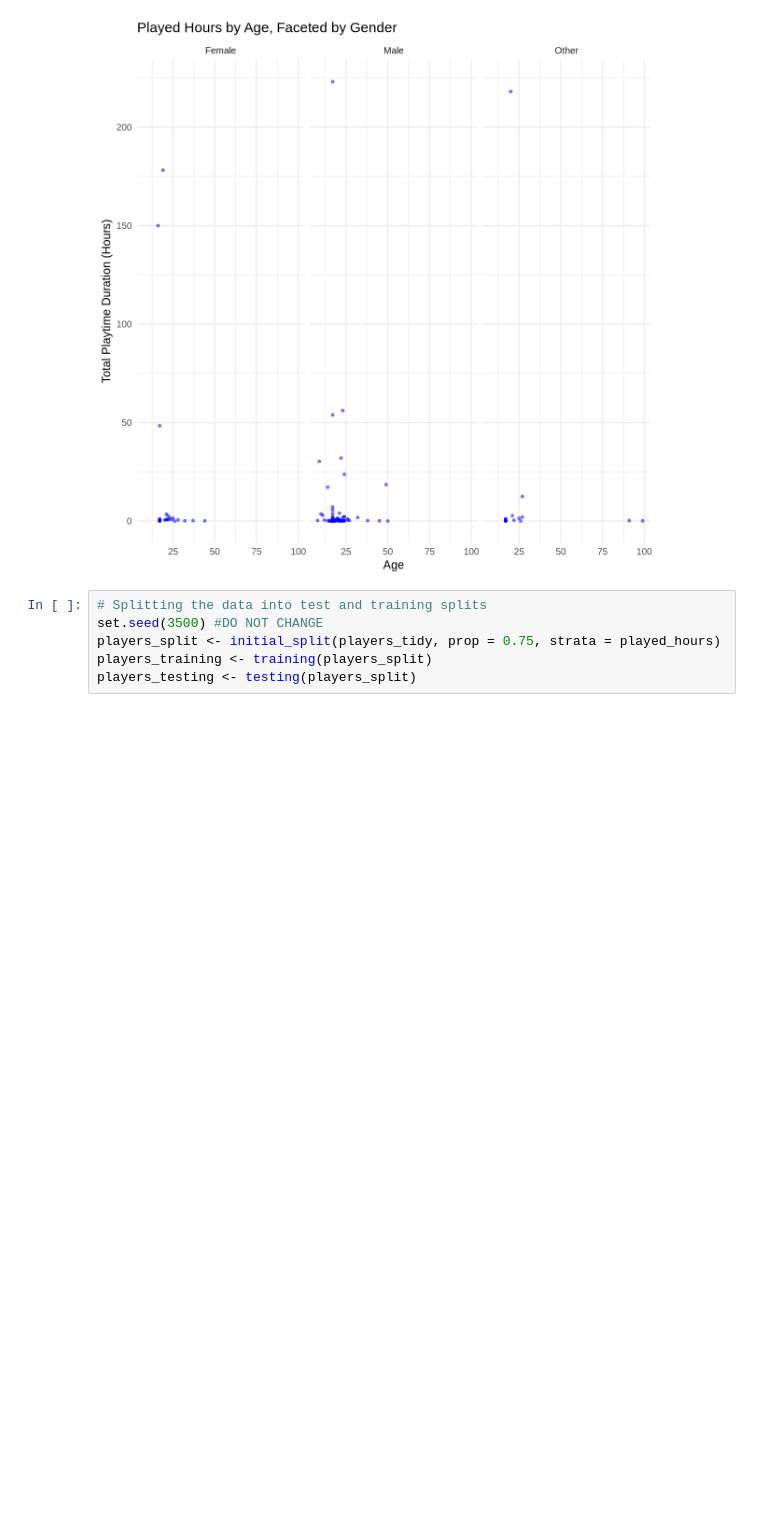
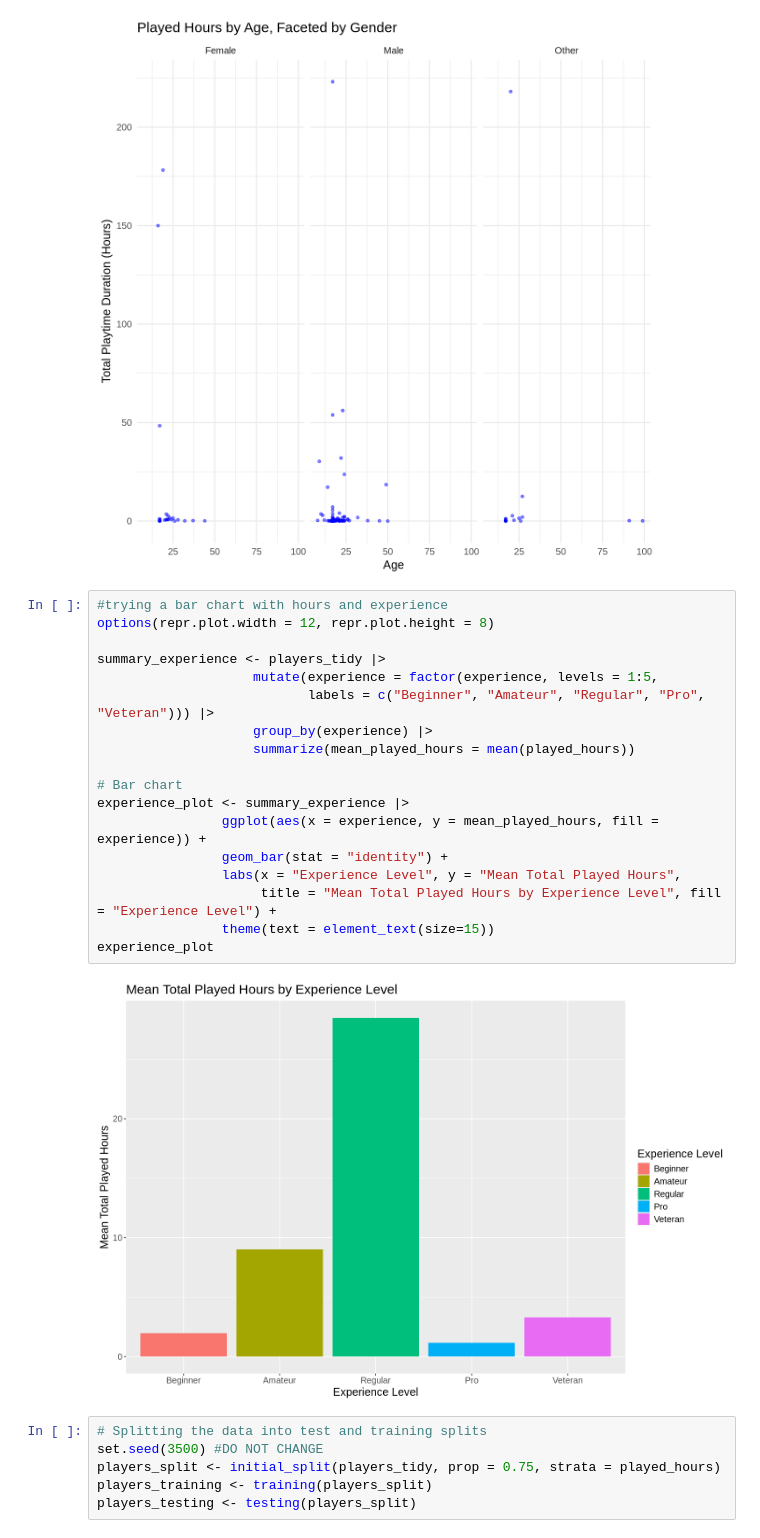
Before and after one commit to Michaele0128/Final_Project, a Jupyter notebook: Final Project.ipynb, the cells around one changed output. Cells and saved outputs as stored; diff of their text form; blank space fills up the shorter version.

Commit message:
Added some text and Experience bar plot

```diff
--- a/Final Project.ipynb
+++ b/Final Project.ipynb
@@ -215,6 +252,26 @@ ggplot(players_tidy, aes(x = age, y = played_hours)) +
 `geom_smooth()` using formula = 'y ~ x'
 [figure]
 [figure]
+# %%
+#trying a bar chart with hours and experience
+options(repr.plot.width = 12, repr.plot.height = 8)
+
+summary_experience <- players_tidy |>
+                    mutate(experience = factor(experience, levels = 1:5,
+                           labels = c("Beginner", "Amateur", "Regular", "Pro", "Veteran"))) |>
+                    group_by(experience) |>
+                    summarize(mean_played_hours = mean(played_hours))
+
+# Bar chart
+experience_plot <- summary_experience |>
+                ggplot(aes(x = experience, y = mean_played_hours, fill = experience)) +
+                geom_bar(stat = "identity") +
+                labs(x = "Experience Level", y = "Mean Total Played Hours",
+                     title = "Mean Total Played Hours by Experience Level", fill = "Experience Level") +
+                theme(text = element_text(size=15))
+experience_plot
+# %% [output]
+[figure, added]
 # %%
 # Splitting the data into test and training splits
 set.seed(3500) #DO NOT CHANGE
```
Also changed, not shown: parts of 15 cells of this notebook.
